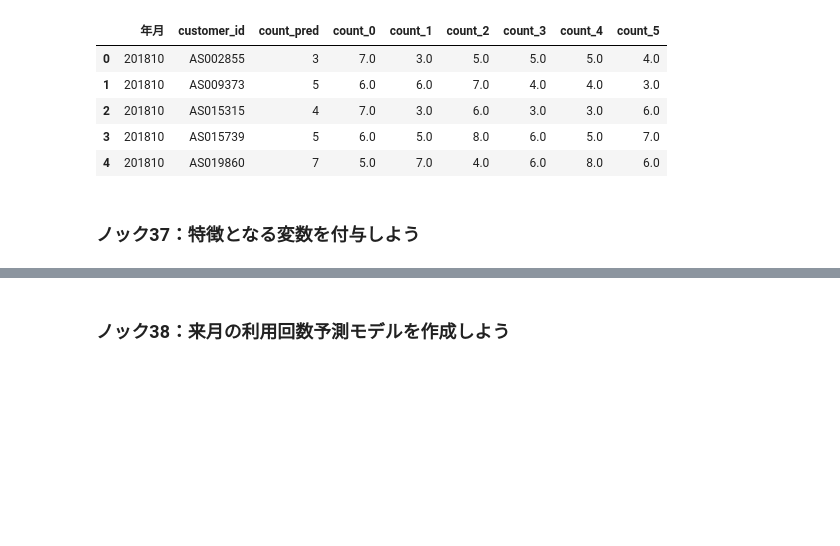
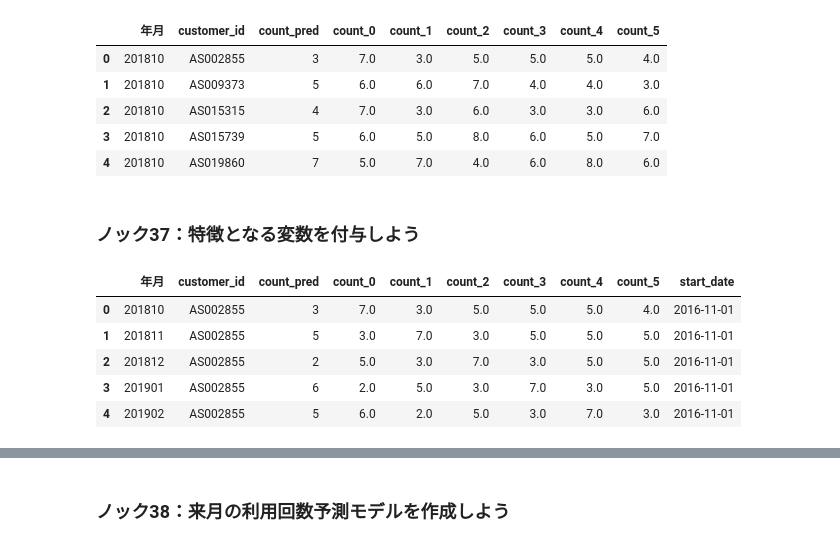
Before and after one commit to Hirochon/data-100nock, a Jupyter notebook: practice_code/chapter_4/4章_顧客の行動を予測する１０本ノック.ipynb, the cells around one changed output, grey strips where cells are left out. Drawn from its saved outputs; the diff is of its cells as text; code cells hidden in the pictures; blank space fills up the shorter version.

```diff
--- a/practice_code/chapter_4/4章_顧客の行動を予測する１０本ノック.ipynb
+++ b/practice_code/chapter_4/4章_顧客の行動を予測する１０本ノック.ipynb
@@ -189,3 +189,13 @@ predict_data.head()
 | 4 | 201810 | AS019860 | 7 | 5.0 | 7.0 | 4.0 | 6.0 | 8.0 | 6.0 |
 # %% [markdown]
 ### ノック37：特徴となる変数を付与しよう
+# %%
+predict_data = pd.merge(predict_data, customer[["customer_id", "start_date"]])
+predict_data.head()
+# %% [output]
+|  | 年月 | customer_id | count_pred | count_0 | count_1 | count_2 | count_3 | count_4 | count_5 | start_date |
+| 0 | 201810 | AS002855 | 3 | 7.0 | 3.0 | 5.0 | 5.0 | 5.0 | 4.0 | 2016-11-01 |
+| 1 | 201811 | AS002855 | 5 | 3.0 | 7.0 | 3.0 | 5.0 | 5.0 | 5.0 | 2016-11-01 |
+| 2 | 201812 | AS002855 | 2 | 5.0 | 3.0 | 7.0 | 3.0 | 5.0 | 5.0 | 2016-11-01 |
+| 3 | 201901 | AS002855 | 6 | 2.0 | 5.0 | 3.0 | 7.0 | 3.0 | 5.0 | 2016-11-01 |
+| 4 | 201902 | AS002855 | 5 | 6.0 | 2.0 | 5.0 | 3.0 | 7.0 | 3.0 | 2016-11-01 |
```
Also changed, not shown: parts of 1 cell of this notebook.
